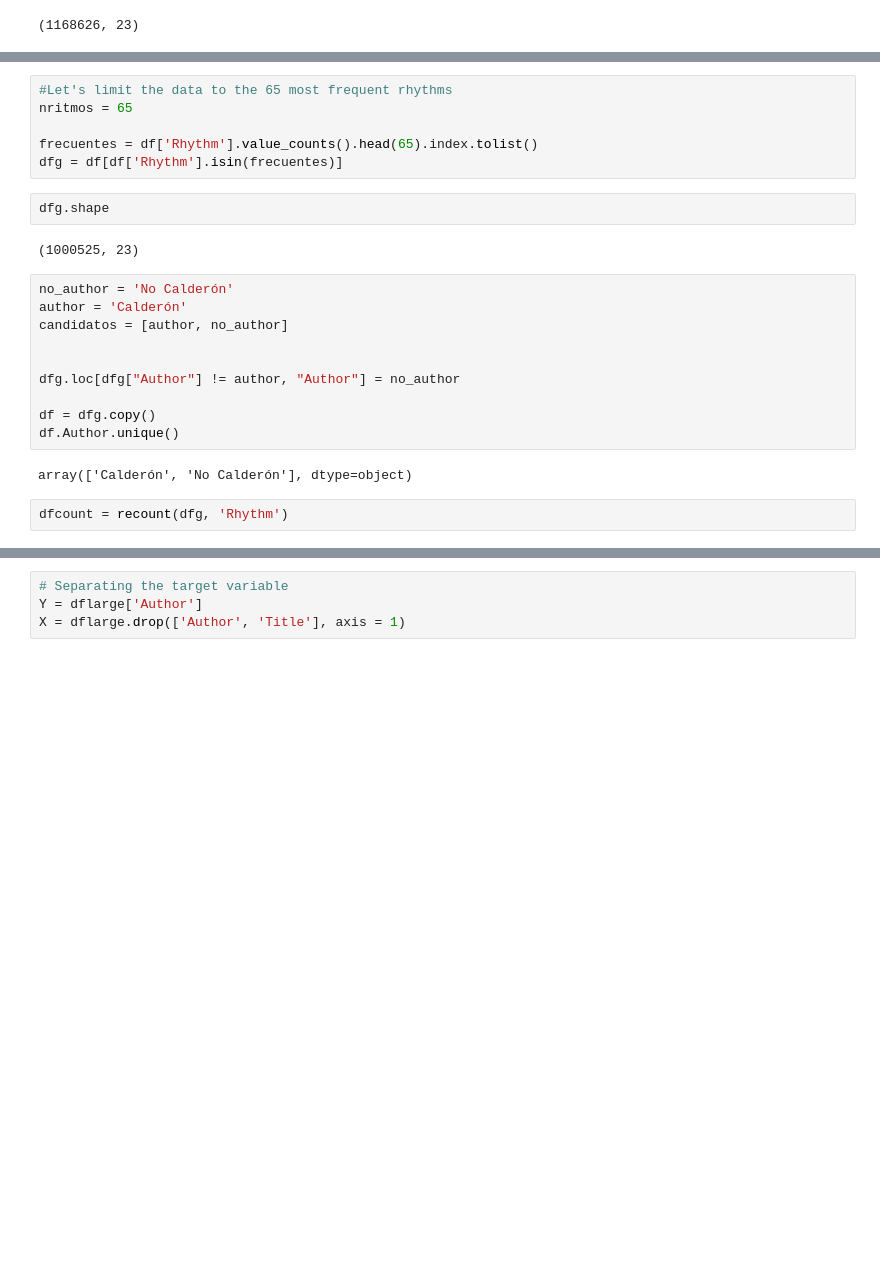
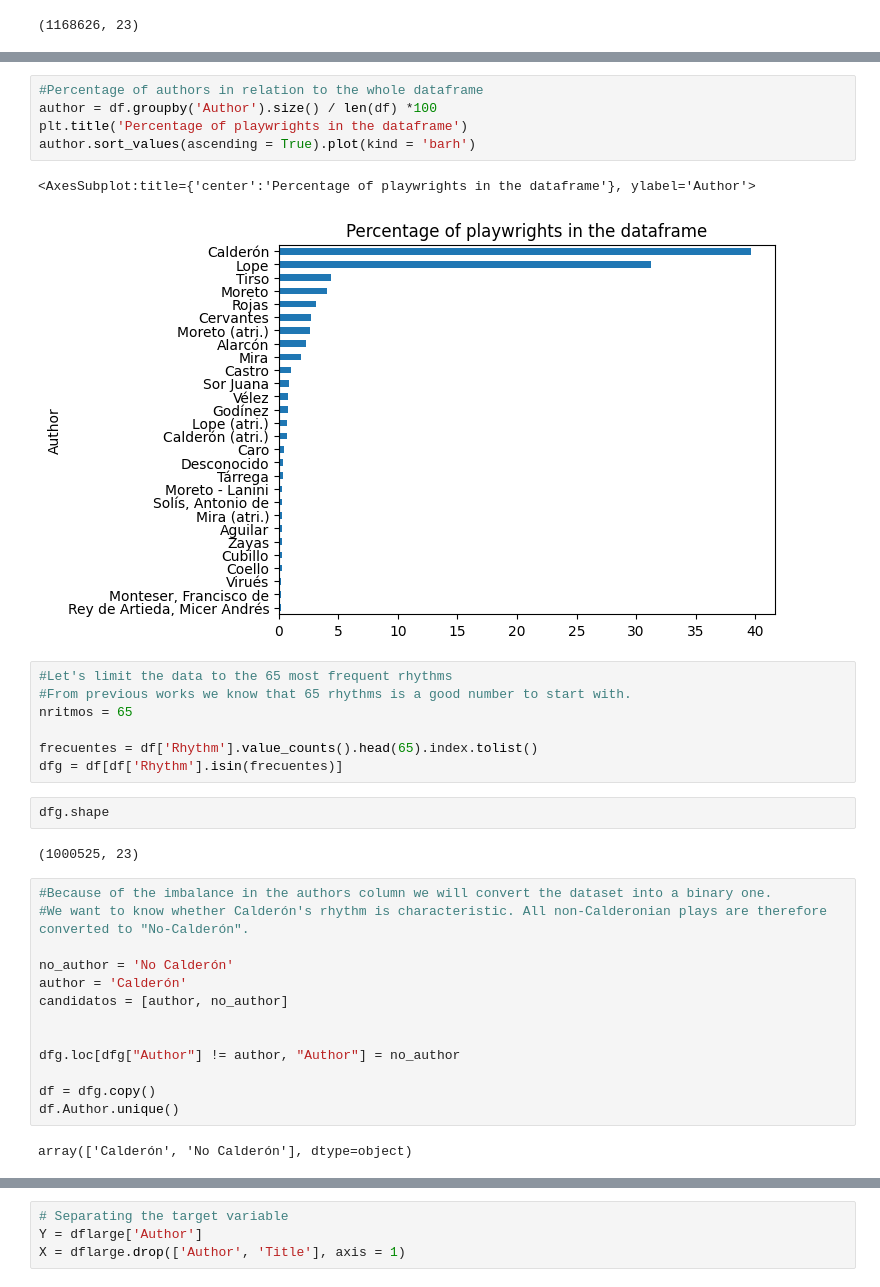
Before and after one commit to DrKroll/machine-learning-rhythm-authorship, a Jupyter notebook: authorship_rhythm_ml.ipynb, the cells around one changed output, grey strips where cells are left out. Saved outputs shown, nothing was run; the diff lists cells and outputs as text; blank space fills up the shorter version.

```diff
--- a/authorship_rhythm_ml.ipynb
+++ b/authorship_rhythm_ml.ipynb
@@ -114,5 +166,14 @@ df.shape
+# %%
+#Percentage of authors in relation to the whole dataframe
+author = df.groupby('Author').size() / len(df) *100
+plt.title('Percentage of playwrights in the dataframe')
+author.sort_values(ascending = True).plot(kind = 'barh')
+# %% [output]
+<AxesSubplot:title={'center':'Percentage of playwrights in the dataframe'}, ylabel='Author'>
+[figure, added]
 # %%
 #Let's limit the data to the 65 most frequent rhythms
+#From previous works we know that 65 rhythms is a good number to start with.
 nritmos = 65
 
 frecuentes = df['Rhythm'].value_counts().head(65).index.tolist()
@@ -122,6 +183,9 @@ dfg.shape
 # %% [output]
 (1000525, 23)
 # %%
+#Because of the imbalance in the authors column we will convert the dataset into a binary one.
+#We want to know whether Calderón's rhythm is characteristic. All non-Calderonian plays are therefore converted to "No-Calderón".
+
 no_author = 'No Calderón'
 author = 'Calderón'
 candidatos = [author, no_author]
@@ -133,5 +197,3 @@ df = dfg.copy()
 df.Author.unique()
 # %% [output]
 array(['Calderón', 'No Calderón'], dtype=object)
-# %%
-dfcount = recount(dfg, 'Rhythm')
```
Also changed, not shown: parts of 17 cells of this notebook.
